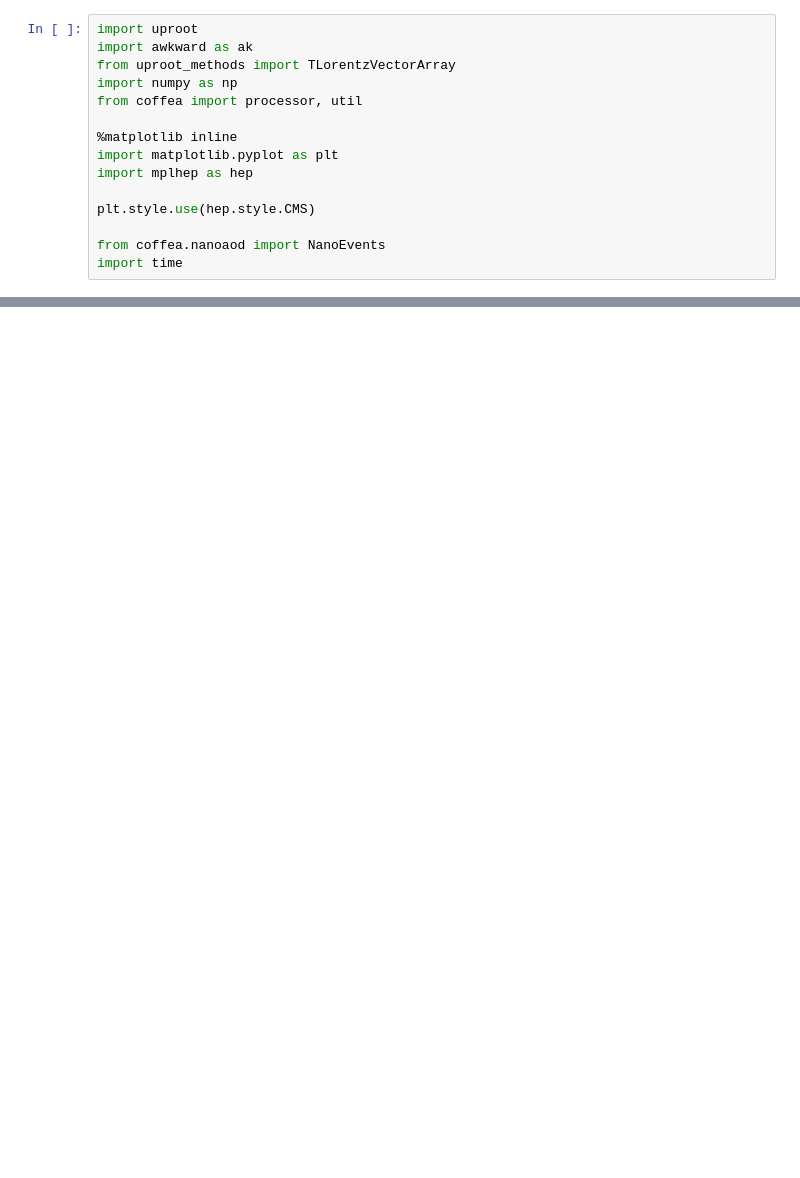
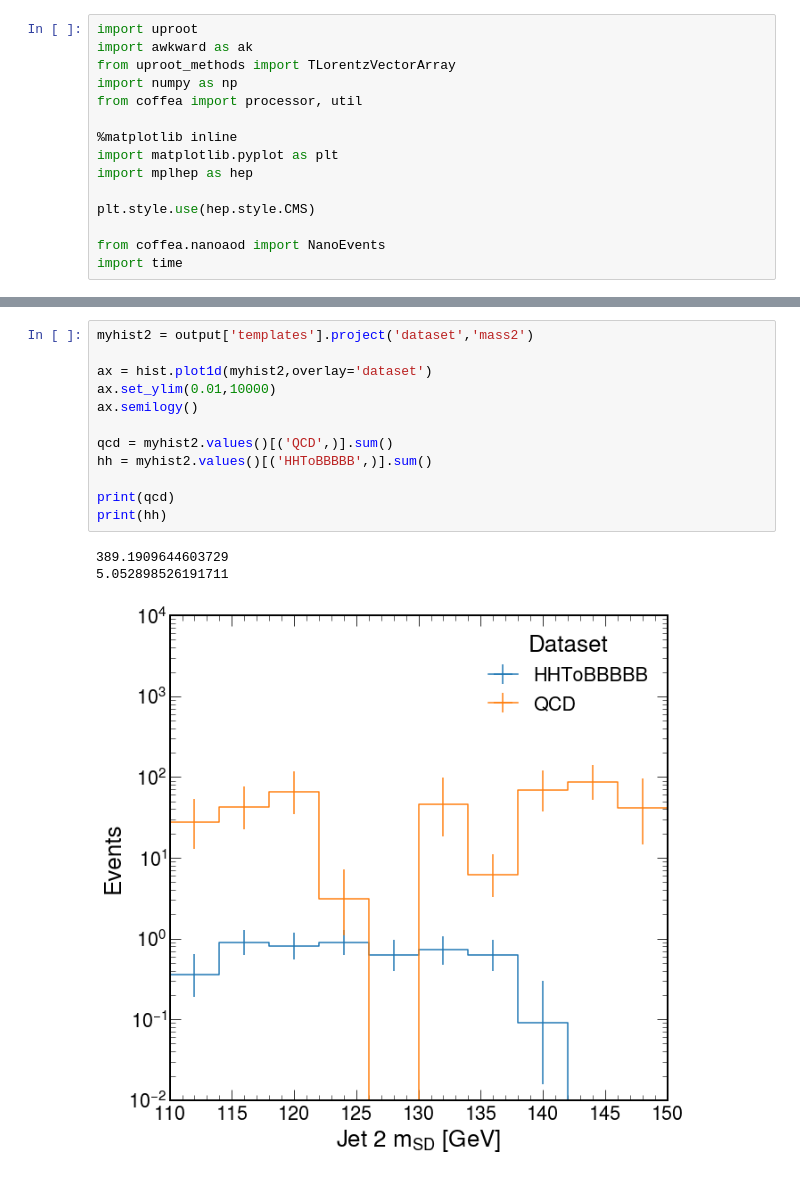
Before and after one commit to LPC-HH/boostedhiggs, a Jupyter notebook: binder/hhtest.ipynb, the cells around one changed output, grey strips where cells are left out. Drawn from its saved outputs; the diff is of its cells as text; blank space fills up the shorter version.

```diff
--- a/binder/hhtest.ipynb
+++ b/binder/hhtest.ipynb
@@ -177,0 +175,16 @@ fig = hist.plot1d(output['templates'].project('region','wwtag'),overlay='region'
+# %%
+myhist2 = output['templates'].project('dataset','mass2')
+
+ax = hist.plot1d(myhist2,overlay='dataset')
+ax.set_ylim(0.01,10000)
+ax.semilogy()
+
+qcd = myhist2.values()[('QCD',)].sum()
+hh = myhist2.values()[('HHToBBBBB',)].sum()
+
+print(qcd)
+print(hh)
+# %% [output]
+389.1909644603729
+5.052898526191711
+[figure, added]
```
Also changed, not shown: parts of 8 cells of this notebook.
